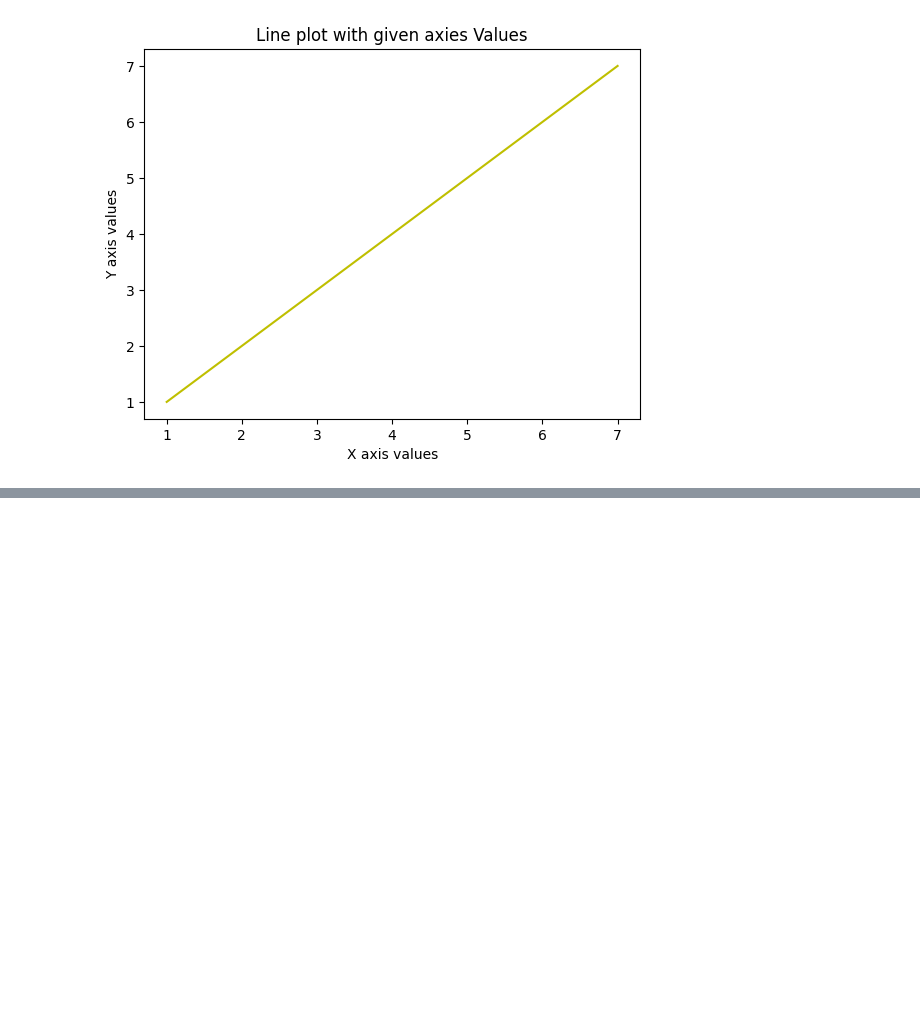
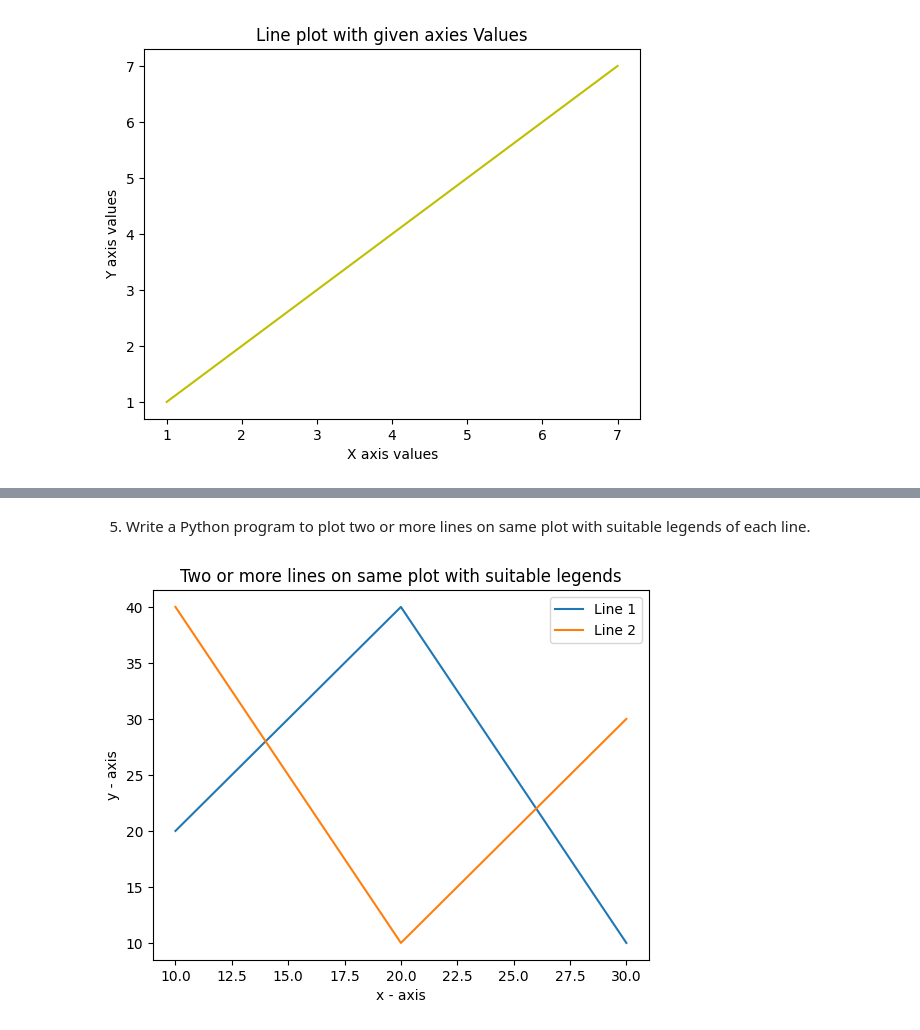
Before and after one commit to sanjaysanju673/Python_libraries-, a Jupyter notebook: Matplot/matplot/matplot.ipynb, the cells around one changed output, grey strips where cells are left out. Saved outputs shown, nothing was run; the diff lists cells and outputs as text; code cells hidden in the pictures; blank space fills up the shorter version.

```diff
--- a/Matplot/matplot/matplot.ipynb
+++ b/Matplot/matplot/matplot.ipynb
@@ -92,0 +150,38 @@ plt.show()
+# %% [markdown]
+5. Write a Python program to plot two or more lines on same plot with suitable legends of each
+line.
+# %%
+'''
+    @Author: v sanjay kumar
+    @Date: 2024-08-12 10:00:30
+    @Last Modified by: v sanjay kumar
+    @Last Modified time: 2024-08-12 10:00:30.
+    @Title :program to plot two or more lines on same plot with suitable legends of each line.
+
+'''
+
+import matplotlib.pyplot as plt
+
+def main():
+    x1 = [10, 20, 30]
+    y1 = [20, 40, 10]
+
+    x2 = [10, 20, 30]
+    y2 = [40, 10, 30]
+
+    plt.plot(x1, y1, label='Line 1')
+    plt.plot(x2, y2, label='Line 2')
+
+    plt.xlabel('x - axis')
+    plt.ylabel('y - axis')
+    plt.title('Two or more lines on same plot with suitable legends')
+
+    plt.legend()
+
+    plt.show()
+
+
+if __name__ =='__main__':
+    main()
+# %% [output]
+[figure, added]
```
Also changed, not shown: parts of 30 cells of this notebook, 1 other file.
